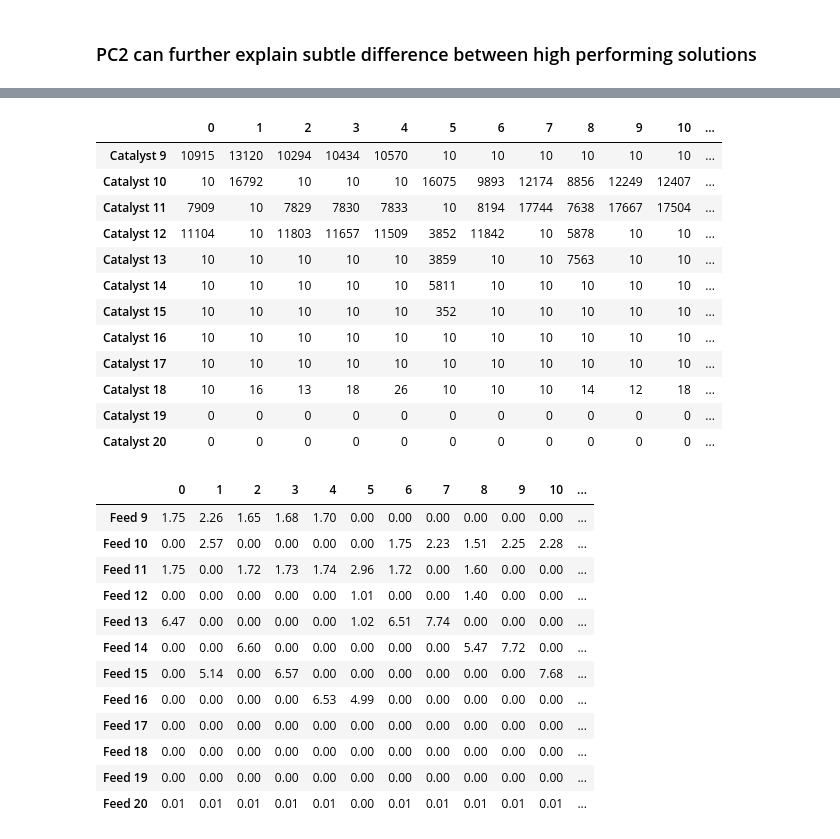
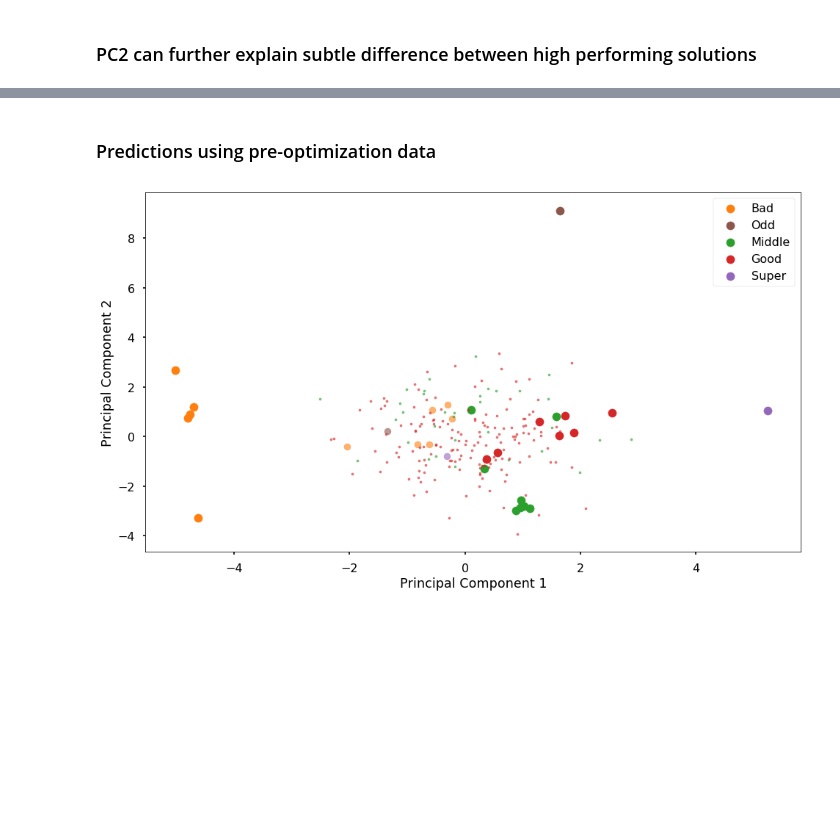
Before and after one commit to naienh/FT-Reactive-Distillation-Pyomo, a Jupyter notebook: showcase/3rd_level/Analysis.ipynb, the cells around one changed output, grey strips where cells are left out. Saved outputs shown, nothing was run; the diff lists cells and outputs as text; code cells hidden in the pictures; blank space fills up the shorter version.

```diff
--- a/showcase/3rd_level/Analysis.ipynb
+++ b/showcase/3rd_level/Analysis.ipynb
@@ -601,34 +659,32 @@ pd.DataFrame(opt_results_unique[:,7:19].T,index=['Tem{}'.format(j) for j in rang
-# %%
-pd.options.display.precision = 0
-pd.DataFrame(opt_results_unique[:,19:31].T,index=['Catalyst {}'.format(j) for j in range(9,21)])
-# %% [output]
-|  | 0 | 1 | 2 | 3 | 4 | 5 | 6 | 7 | 8 | 9 | 10 | ... |
-| Catalyst 9 | 10915 | 13120 | 10294 | 10434 | 10570 | 10 | 10 | 10 | 10 | 10 | 10 | ... |
-| Catalyst 10 | 10 | 16792 | 10 | 10 | 10 | 16075 | 9893 | 12174 | 8856 | 12249 | 12407 | ... |
-| Catalyst 11 | 7909 | 10 | 7829 | 7830 | 7833 | 10 | 8194 | 17744 | 7638 | 17667 | 17504 | ... |
-| Catalyst 12 | 11104 | 10 | 11803 | 11657 | 11509 | 3852 | 11842 | 10 | 5878 | 10 | 10 | ... |
-| Catalyst 13 | 10 | 10 | 10 | 10 | 10 | 3859 | 10 | 10 | 7563 | 10 | 10 | ... |
-| Catalyst 14 | 10 | 10 | 10 | 10 | 10 | 5811 | 10 | 10 | 10 | 10 | 10 | ... |
-| Catalyst 15 | 10 | 10 | 10 | 10 | 10 | 352 | 10 | 10 | 10 | 10 | 10 | ... |
-| Catalyst 16 | 10 | 10 | 10 | 10 | 10 | 10 | 10 | 10 | 10 | 10 | 10 | ... |
-| Catalyst 17 | 10 | 10 | 10 | 10 | 10 | 10 | 10 | 10 | 10 | 10 | 10 | ... |
-| Catalyst 18 | 10 | 16 | 13 | 18 | 26 | 10 | 10 | 10 | 14 | 12 | 18 | ... |
-| Catalyst 19 | 0 | 0 | 0 | 0 | 0 | 0 | 0 | 0 | 0 | 0 | 0 | ... |
-| Catalyst 20 | 0 | 0 | 0 | 0 | 0 | 0 | 0 | 0 | 0 | 0 | 0 | ... |
-# %%
-pd.options.display.precision = 2
-pd.DataFrame(opt_results_unique[:,31:].T,index=['Feed {}'.format(j) for j in range(9,21)]).round(2)
-# %% [output]
-|  | 0 | 1 | 2 | 3 | 4 | 5 | 6 | 7 | 8 | 9 | 10 | ... |
-| Feed 9 | 1.75 | 2.26 | 1.65 | 1.68 | 1.70 | 0.00 | 0.00 | 0.00 | 0.00 | 0.00 | 0.00 | ... |
-| Feed 10 | 0.00 | 2.57 | 0.00 | 0.00 | 0.00 | 0.00 | 1.75 | 2.23 | 1.51 | 2.25 | 2.28 | ... |
-| Feed 11 | 1.75 | 0.00 | 1.72 | 1.73 | 1.74 | 2.96 | 1.72 | 0.00 | 1.60 | 0.00 | 0.00 | ... |
-| Feed 12 | 0.00 | 0.00 | 0.00 | 0.00 | 0.00 | 1.01 | 0.00 | 0.00 | 1.40 | 0.00 | 0.00 | ... |
-| Feed 13 | 6.47 | 0.00 | 0.00 | 0.00 | 0.00 | 1.02 | 6.51 | 7.74 | 0.00 | 0.00 | 0.00 | ... |
-| Feed 14 | 0.00 | 0.00 | 6.60 | 0.00 | 0.00 | 0.00 | 0.00 | 0.00 | 5.47 | 7.72 | 0.00 | ... |
-| Feed 15 | 0.00 | 5.14 | 0.00 | 6.57 | 0.00 | 0.00 | 0.00 | 0.00 | 0.00 | 0.00 | 7.68 | ... |
-| Feed 16 | 0.00 | 0.00 | 0.00 | 0.00 | 6.53 | 4.99 | 0.00 | 0.00 | 0.00 | 0.00 | 0.00 | ... |
-| Feed 17 | 0.00 | 0.00 | 0.00 | 0.00 | 0.00 | 0.00 | 0.00 | 0.00 | 0.00 | 0.00 | 0.00 | ... |
-| Feed 18 | 0.00 | 0.00 | 0.00 | 0.00 | 0.00 | 0.00 | 0.00 | 0.00 | 0.00 | 0.00 | 0.00 | ... |
-| Feed 19 | 0.00 | 0.00 | 0.00 | 0.00 | 0.00 | 0.00 | 0.00 | 0.00 | 0.00 | 0.00 | 0.00 | ... |
-| Feed 20 | 0.01 | 0.01 | 0.01 | 0.01 | 0.01 | 0.00 | 0.01 | 0.01 | 0.01 | 0.01 | 0.01 | ... |
+# %% [markdown]
+### Predictions using pre-optimization data
+# %%
+opt_origin_scaled = StandardScaler().fit_transform(opt_origin_matrix)
+# %%
+predicted_scores = pca.transform(opt_origin_scaled)
+# %%
+fig, axs = plt.subplots(figsize=(16,9))
+
+targets = ['Bad','Odd', 'Middle','Good','Super']
+colors = ['C1', 'C5', 'C2','C3','C4']
+masks = {'Bad':[[0,0.132],slice(0,5),80],\
+         'Odd':[[0.132,0.134],slice(5,6),80],\
+         'Middle':[[0.1341,0.1395],slice(6,14),10],\
+         'Good':[[0.1396,0.1408],slice(14,21),10],\
+         'Super':[[0.1409,0.15],slice(21,22),80]}
+
+for target, color in zip(targets,colors):
+    mask = masks[target]
+    axs.scatter(scores[:,0][mask[1]],scores[:,1][mask[1]],color=color,label=target)
+    tmp = [j for j,run in enumerate(opt_results_matrix) if run[4] >= mask[0][0] and run[4] <= mask[0][1]]
+    for run in tmp:
+        axs.scatter(predicted_scores[:,0][run],predicted_scores[:,1][run],color=color,alpha=0.6,s=mask[2])
+
+axs.legend()
+axs.set_xlabel('Principal Component 1')
+axs.set_ylabel('Principal Component 2')
+
+plt.show()
+plt.close()
+# %% [output]
+[figure, added]
```
Also changed, not shown: parts of 22 cells of this notebook, 1 other file.
